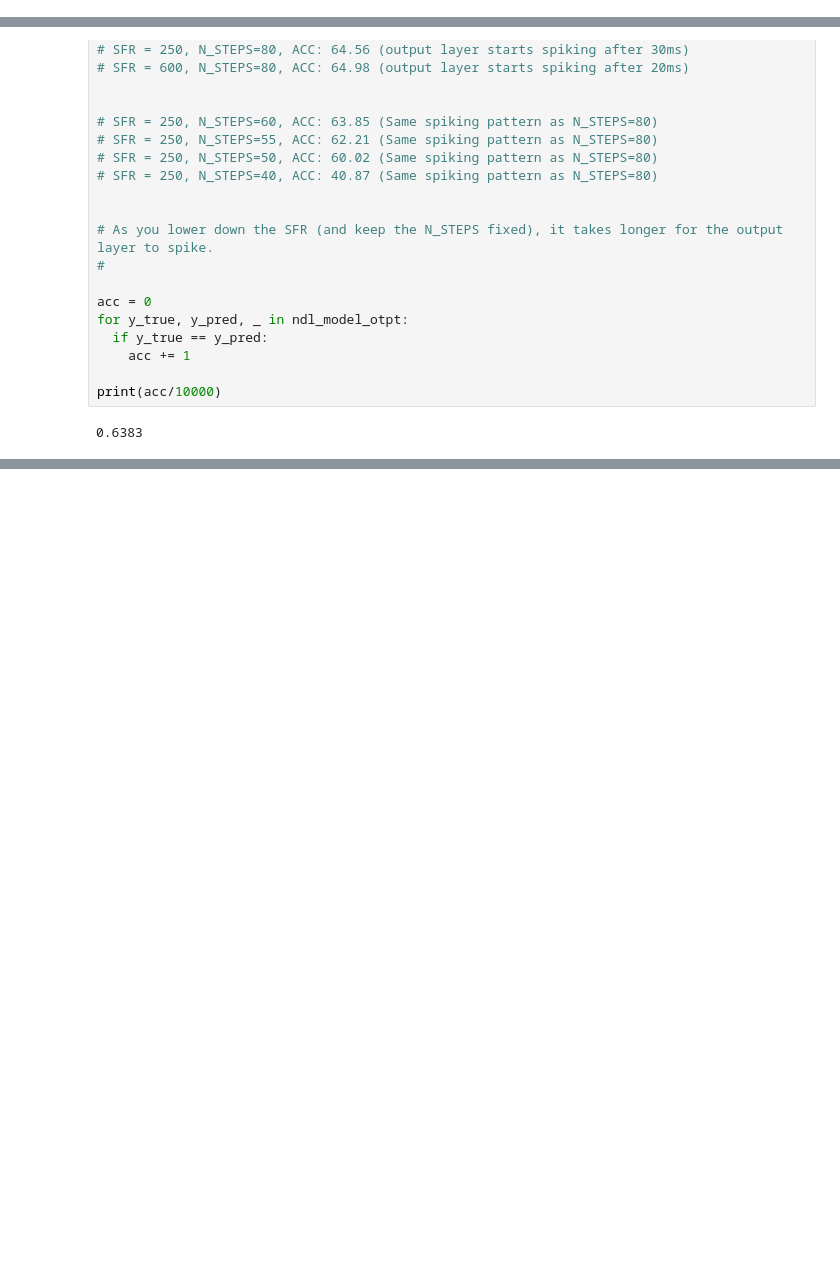
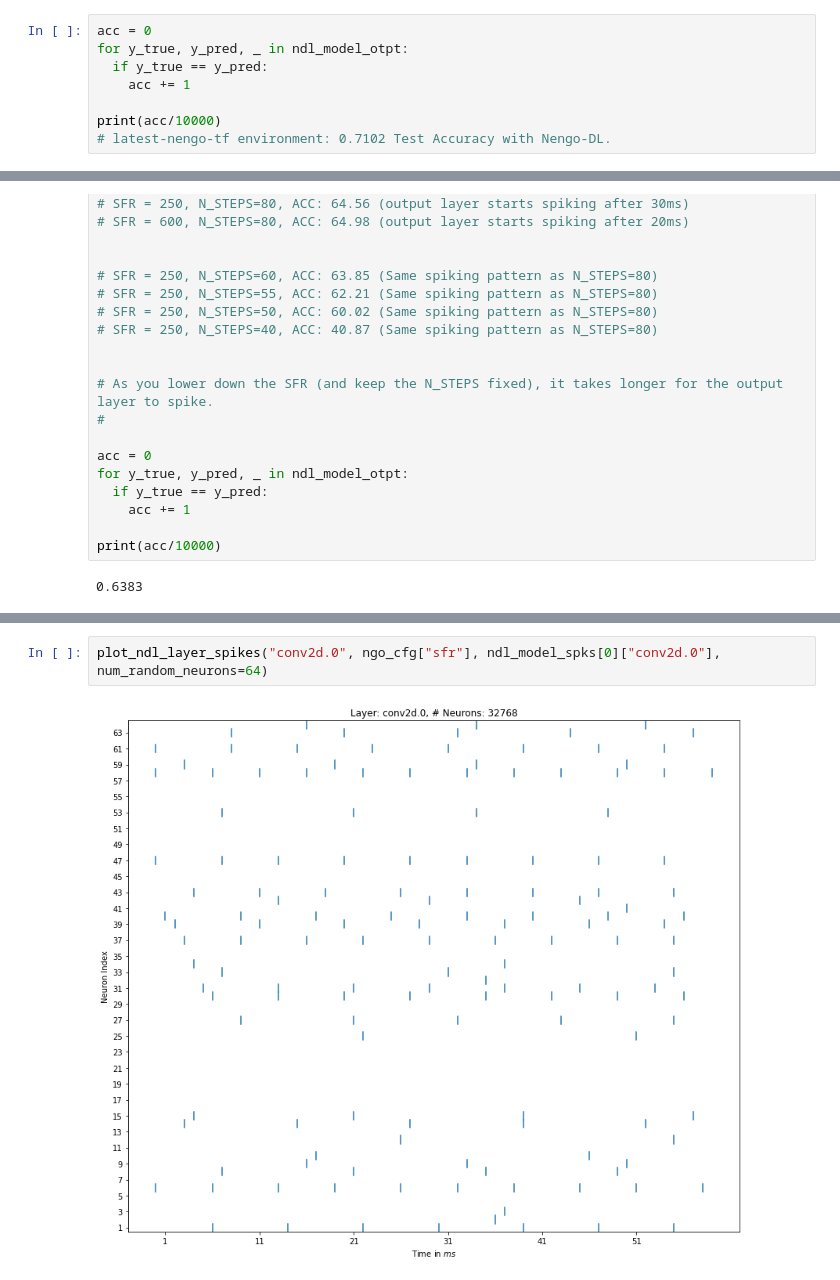
Before and after one commit to R-Gaurav/SpikingMaxPooling, a Jupyter notebook: src/nengo_dl_test/nengo_dl_test.ipynb, the cells around one changed output, grey strips where cells are left out. Saved outputs shown, nothing was run; the diff lists cells and outputs as text; blank space fills up the shorter version.

```diff
--- a/src/nengo_dl_test/nengo_dl_test.ipynb
+++ b/src/nengo_dl_test/nengo_dl_test.ipynb
@@ -141,0 +179,8 @@ print(acc/10000)
+# %%
+acc = 0
+for y_true, y_pred, _ in ndl_model_otpt:
+  if y_true == y_pred:
+    acc += 1
+
+print(acc/10000)
+# latest-nengo-tf environment: 0.7102 Test Accuracy with Nengo-DL.
@@ -235,0 +328,4 @@ print(acc/10000)
+# %%
+plot_ndl_layer_spikes("conv2d.0", ngo_cfg["sfr"], ndl_model_spks[0]["conv2d.0"], num_random_neurons=64)
+# %% [output]
+[figure, added]
```
Also changed, not shown: parts of 18 cells of this notebook, 29 other files.
